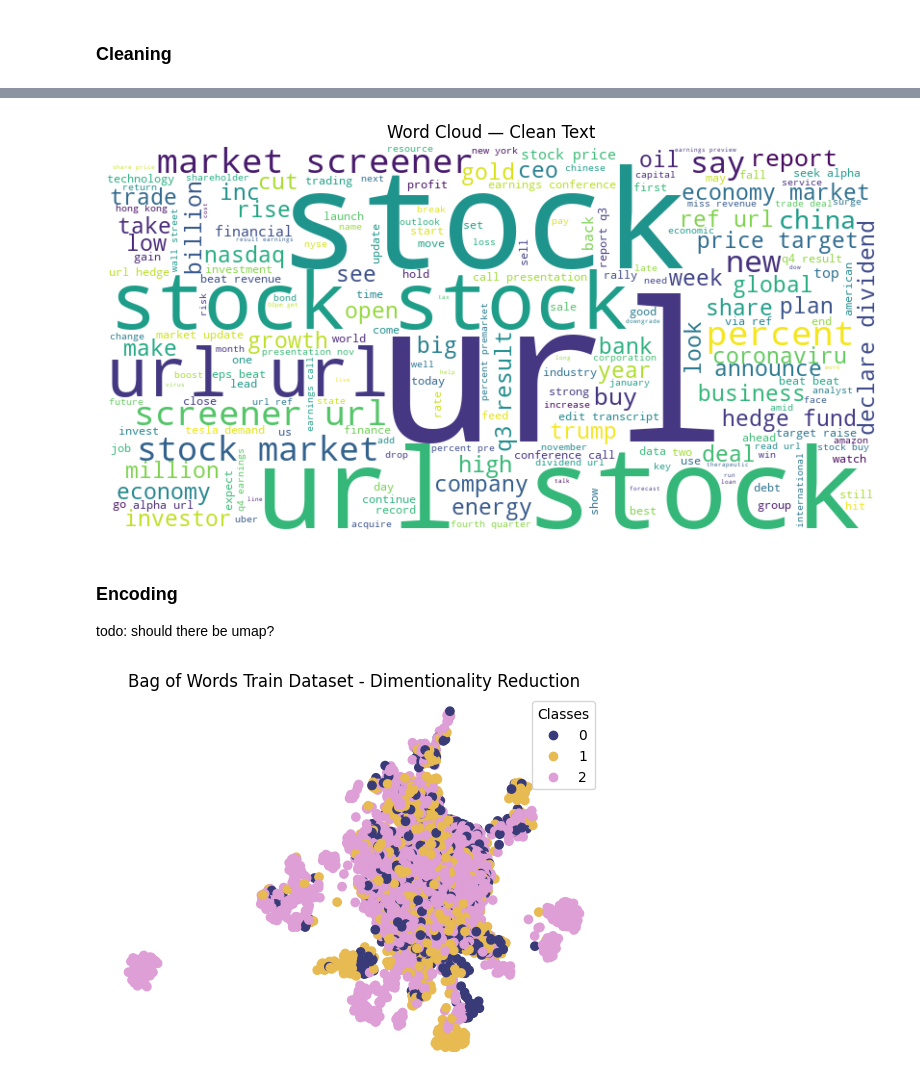
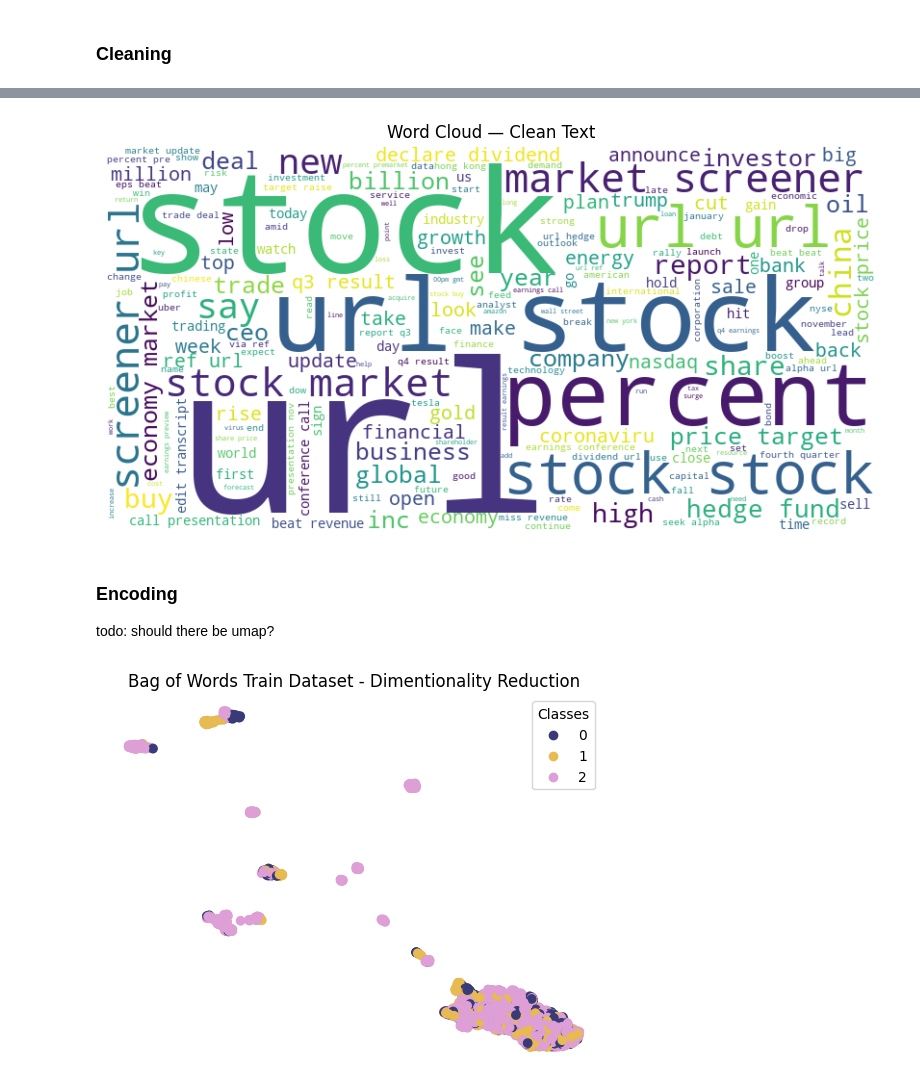
Before and after one commit to epedri/TM_Project_Masters, a Jupyter notebook: src/main.ipynb, the cells around one changed output, grey strips where cells are left out. Saved outputs shown, nothing was run; the diff lists cells and outputs as text; code cells hidden in the pictures.

Commit message:
encoders 2
1. new plots
2. full w2v
3. code for trans

```diff
--- a/src/main.ipynb
+++ b/src/main.ipynb
@@ -39,6 +46,9 @@ warnings.filterwarnings("ignore")
 [nltk_data]   Package omw-1.4 is already up-to-date!
 [transformers] PyTorch was not found. Models won't be available and only tokenizers, configuration and file/data utilities can be used.
 # %%
+STOPWORDS = set(stopwords.words("English")).difference({"up", "down", "above", "below", "under",
+                                                        "over", "more", "less", "against", "but",
+                                                        "not", "no"})
 SEED = 42
 # %% [markdown]
 # EDA
@@ -220,6 +230,5 @@ validation.loc[non_eng_validation, "text_clean"] = text_cleaner(
             )
     ).to_list()
 # %%
-# TODO: change stopwords as Bea said
-train["text_tokens"] = pipeline(train["text_clean"], to_clean=False)
-validation["text_tokens"] = pipeline(validation["text_clean"], to_clean=False)
+train["text_tokens"] = pipeline(train["text_clean"], to_clean=False, stopwords_list=STOPWORDS)
+validation["text_tokens"] = pipeline(validation["text_clean"], to_clean=False, stopwords_list=STOPWORDS)
@@ -258,13 +285,16 @@ plt.title('Word Cloud — Clean Text')
 plt.savefig(r"plots/clean_wordcloud.png")
 plt.show()
 # %% [output]
-[figure, old version]
+[figure, new version]
 # %% [markdown]
 ### Encoding
 todo: should there be umap?
 # %%
-train_bow, bow_encoder = encode_bow(train["text_tokens"])
-train_vec = ...
+train_bow, bow_encoder = encode_bow(train["text_tokens"], min_df=30)
+
+w2v_encoder = train_word2vec_model(train["text_tokens"], vector_size=35)
+train_vec = encode_w2v(train["text_tokens"], w2v_encoder)
+
 train_trans = ...
 
 train_label = train["label"]
@@ -278,10 +308,12 @@ validation_trans = ...
 
 validation_label = validation["label"]
 # %%
-umap_object = umap.UMAP(n_neighbors=25, min_dist=0.95, random_state=SEED)
-umap_embedding = umap_object.fit_transform(train_bow.values)
+# TODO: save this
+umap_object = umap.UMAP(n_neighbors=50, min_dist=0.9, random_state=SEED)
+umap_embedding = umap_object.fit_transform(train_bow)
 visualize_dimensionality_reduction(umap_embedding,
                                    train_label,
+                                   save_to=r"plots/bow_umap.png",
                                    title="Bag of Words Train Dataset - Dimentionality Reduction")
 # %% [output]
-[figure, old version]
+[figure, new version]
```
Also changed, not shown: parts of 28 cells of this notebook, 9 other files.
